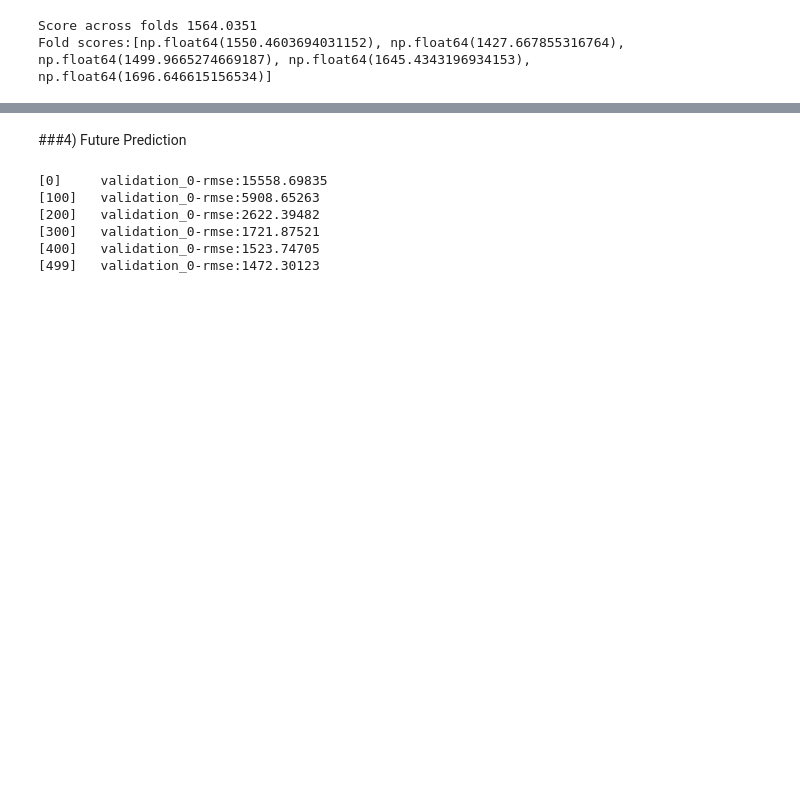
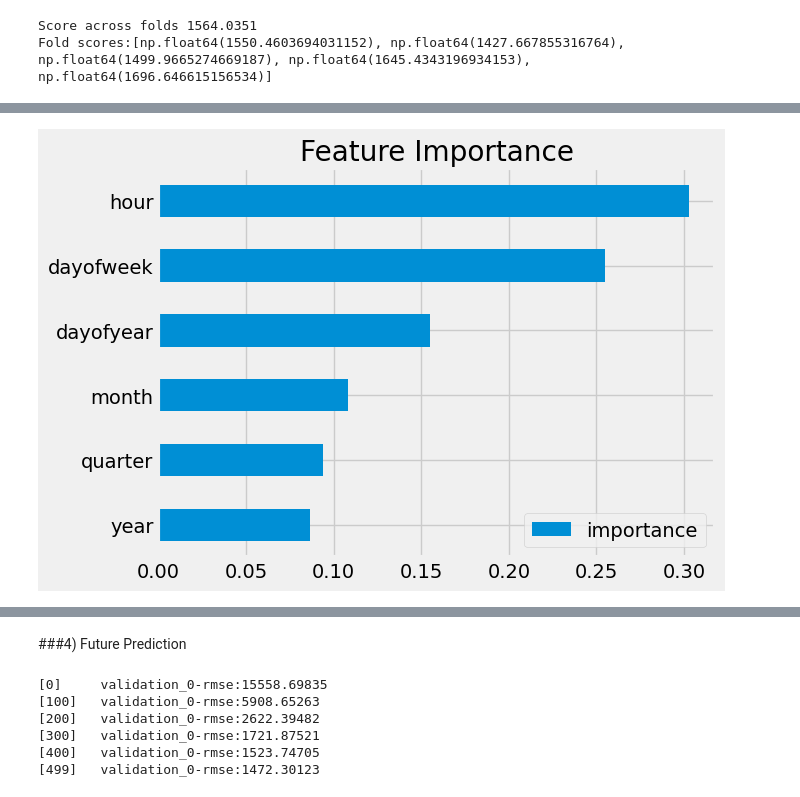
Before and after one commit to KarsonLeperi/DataScienceProjects, a Jupyter notebook: Time series/ts_machineLearning_energy.ipynb, the cells around one changed output, grey strips where cells are left out. Drawn from its saved outputs; the diff is of its cells as text; code cells hidden in the pictures; blank space fills up the shorter version.

```diff
--- a/Time series/ts_machineLearning_energy.ipynb
+++ b/Time series/ts_machineLearning_energy.ipynb
@@ -386,0 +453,3 @@ Fold scores:[np.float64(1550.4603694031152), np.float64(1427.667855316764), np.f
+# %%
+df_weather = df.loc[df.index >= '01-01-2005']
+df_weather.head()
@@ -386,0 +466,6 @@ Fold scores:[np.float64(1550.4603694031152), np.float64(1427.667855316764), np.f
+# %%
+# Resample daily temperature data to hourly using forward-fill
+hourly_temp_df = daily_temp_df['tavg'].resample('H').ffill()
+
+print("\nUpsampled Hourly Temperature Data (First 5 rows):")
+print(hourly_temp_df.head())
@@ -386,0 +482,4 @@ Fold scores:[np.float64(1550.4603694031152), np.float64(1427.667855316764), np.f
+# %%
+merged_df = pd.merge(df_weather, hourly_temp_df, left_index=True, right_index=True)
+merged_df.tail()
+#merged_df = df_weather.merge(hourly_temp_df, on='datetime', how='left')
@@ -386,0 +554,9 @@ Fold scores:[np.float64(1550.4603694031152), np.float64(1427.667855316764), np.f
+# %%
+fi = pd.DataFrame(reg.feature_importances_,
+             index = reg.feature_names_in_,
+             columns=['importance']).sort_values('importance')
+
+fi.sort_values('importance').plot(kind='barh', title='Feature Importance')
+plt.show()
+# %% [output]
+[figure, added]
```
Also changed, not shown: parts of 52 cells of this notebook.
